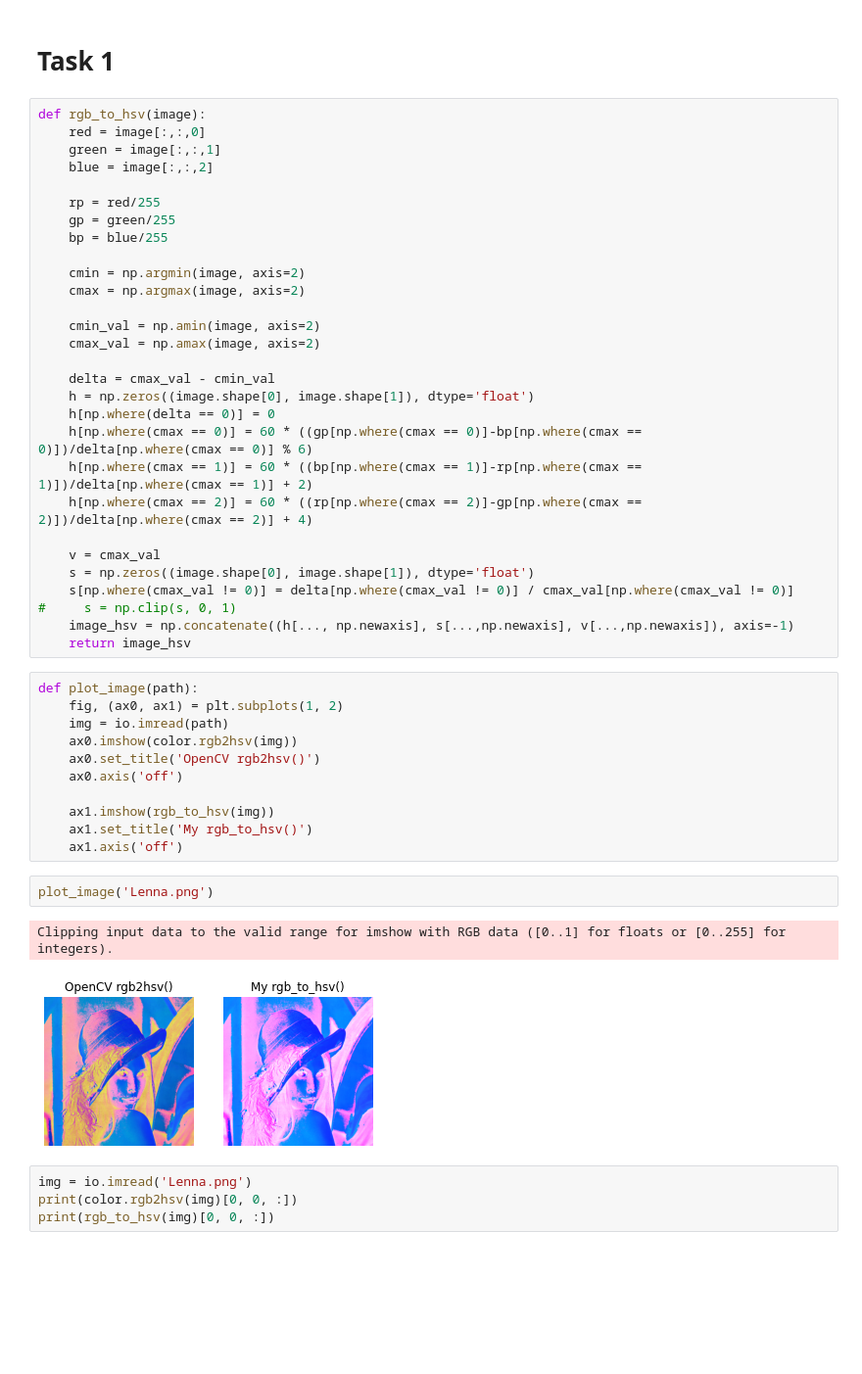
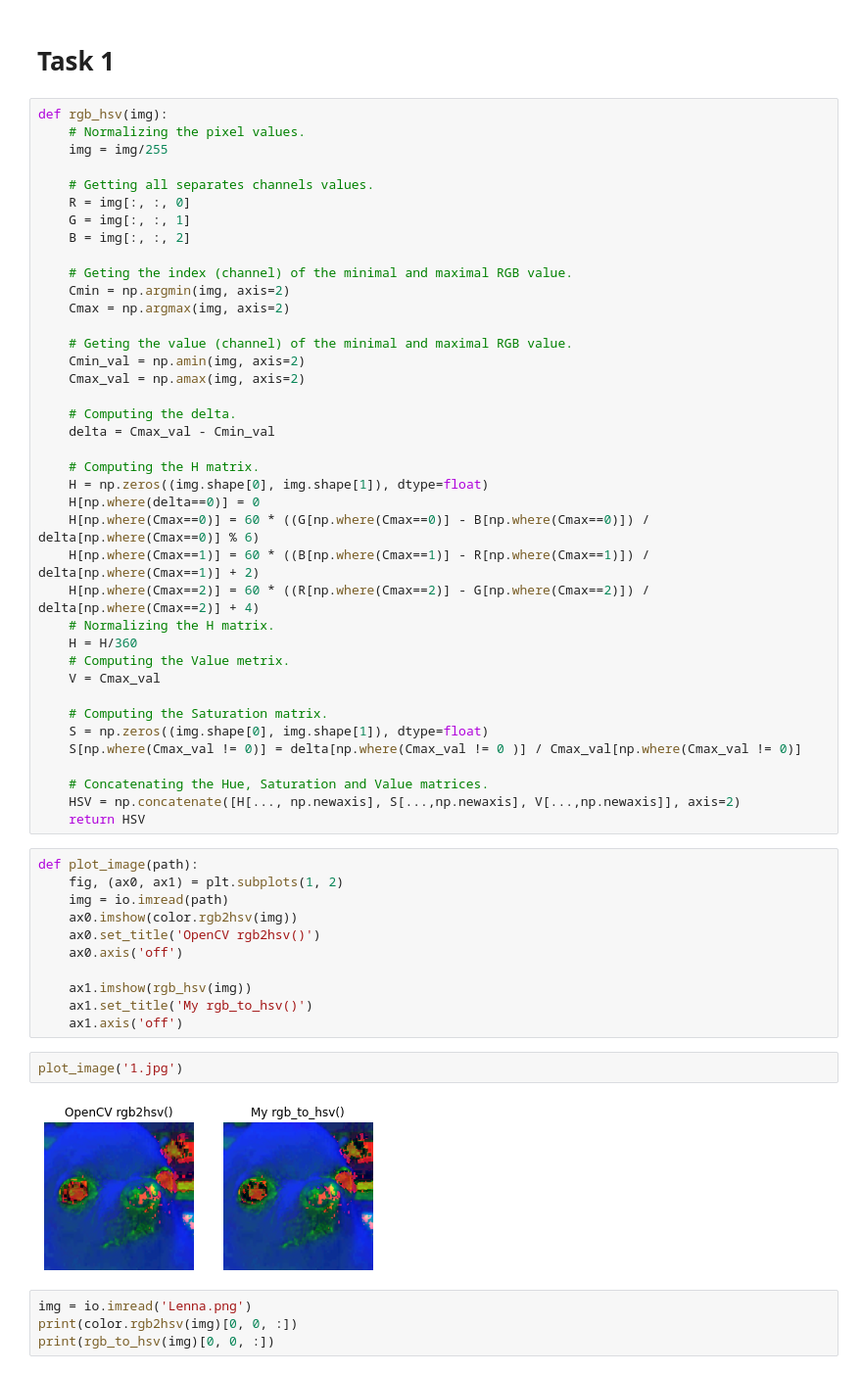
Before and after one commit to darynella2001/CVcamp, a Jupyter notebook: CV_HW2.ipynb, the cells around one changed output. Shown at 98% size. Drawn from its saved outputs; the diff is of its cells as text; blank space fills up the shorter version.

```diff
--- a/CV_HW2.ipynb
+++ b/CV_HW2.ipynb
@@ -7,34 +7,44 @@ import cv2
 # %% [markdown]
 # Task 1
 # %%
-def rgb_to_hsv(image):
-    red = image[:,:,0]
-    green = image[:,:,1]
-    blue = image[:,:,2]
+def rgb_hsv(img):
+    # Normalizing the pixel values.
+    img = img/255
 
-    rp = red/255
-    gp = green/255
-    bp = blue/255
+    # Getting all separates channels values.
+    R = img[:, :, 0]
+    G = img[:, :, 1]
+    B = img[:, :, 2]
 
-    cmin = np.argmin(image, axis=2)
-    cmax = np.argmax(image, axis=2)
+    # Geting the index (channel) of the minimal and maximal RGB value.
+    Cmin = np.argmin(img, axis=2)
+    Cmax = np.argmax(img, axis=2)
 
-    cmin_val = np.amin(image, axis=2)
-    cmax_val = np.amax(image, axis=2)
+    # Geting the value (channel) of the minimal and maximal RGB value.
+    Cmin_val = np.amin(img, axis=2)
+    Cmax_val = np.amax(img, axis=2)
 
-    delta = cmax_val - cmin_val
-    h = np.zeros((image.shape[0], image.shape[1]), dtype='float')
-    h[np.where(delta == 0)] = 0
-    h[np.where(cmax == 0)] = 60 * ((gp[np.where(cmax == 0)]-bp[np.where(cmax == 0)])/delta[np.where(cmax == 0)] % 6)
-    h[np.where(cmax == 1)] = 60 * ((bp[np.where(cmax == 1)]-rp[np.where(cmax == 1)])/delta[np.where(cmax == 1)] + 2)
-    h[np.where(cmax == 2)] = 60 * ((rp[np.where(cmax == 2)]-gp[np.where(cmax == 2)])/delta[np.where(cmax == 2)] + 4)
+    # Computing the delta.
+    delta = Cmax_val - Cmin_val
 
-    v = cmax_val
-    s = np.zeros((image.shape[0], image.shape[1]), dtype='float')
-    s[np.where(cmax_val != 0)] = delta[np.where(cmax_val != 0)] / cmax_val[np.where(cmax_val != 0)]
-#     s = np.clip(s, 0, 1)
-    image_hsv = np.concatenate((h[..., np.newaxis], s[...,np.newaxis], v[...,np.newaxis]), axis=-1)
-    return image_hsv
+    # Computing the H matrix.
+    H = np.zeros((img.shape[0], img.shape[1]), dtype=float)
+    H[np.where(delta==0)] = 0
+    H[np.where(Cmax==0)] = 60 * ((G[np.where(Cmax==0)] - B[np.where(Cmax==0)]) / delta[np.where(Cmax==0)] % 6)
+    H[np.where(Cmax==1)] = 60 * ((B[np.where(Cmax==1)] - R[np.where(Cmax==1)]) / delta[np.where(Cmax==1)] + 2)
+    H[np.where(Cmax==2)] = 60 * ((R[np.where(Cmax==2)] - G[np.where(Cmax==2)]) / delta[np.where(Cmax==2)] + 4)
+    # Normalizing the H matrix.
+    H = H/360
+    # Computing the Value metrix.
+    V = Cmax_val
+
+    # Computing the Saturation matrix.
+    S = np.zeros((img.shape[0], img.shape[1]), dtype=float)
+    S[np.where(Cmax_val != 0)] = delta[np.where(Cmax_val != 0 )] / Cmax_val[np.where(Cmax_val != 0)]
+
+    # Concatenating the Hue, Saturation and Value matrices.
+    HSV = np.concatenate([H[..., np.newaxis], S[...,np.newaxis], V[...,np.newaxis]], axis=2)
+    return HSV
 # %%
 def plot_image(path):
     fig, (ax0, ax1) = plt.subplots(1, 2)
@@ -43,14 +53,13 @@ def plot_image(path):
     ax0.set_title('OpenCV rgb2hsv()')
     ax0.axis('off')
 
-    ax1.imshow(rgb_to_hsv(img))
+    ax1.imshow(rgb_hsv(img))
     ax1.set_title('My rgb_to_hsv()')
     ax1.axis('off')
 # %%
-plot_image('Lenna.png')
+plot_image('1.jpg')
 # %% [output]
-Clipping input data to the valid range for imshow with RGB data ([0..1] for floats or [0..255] for integers).
-[figure, old version]
+[figure, new version]
 # %%
 img = io.imread('Lenna.png')
 print(color.rgb2hsv(img)[0, 0, :])
```
